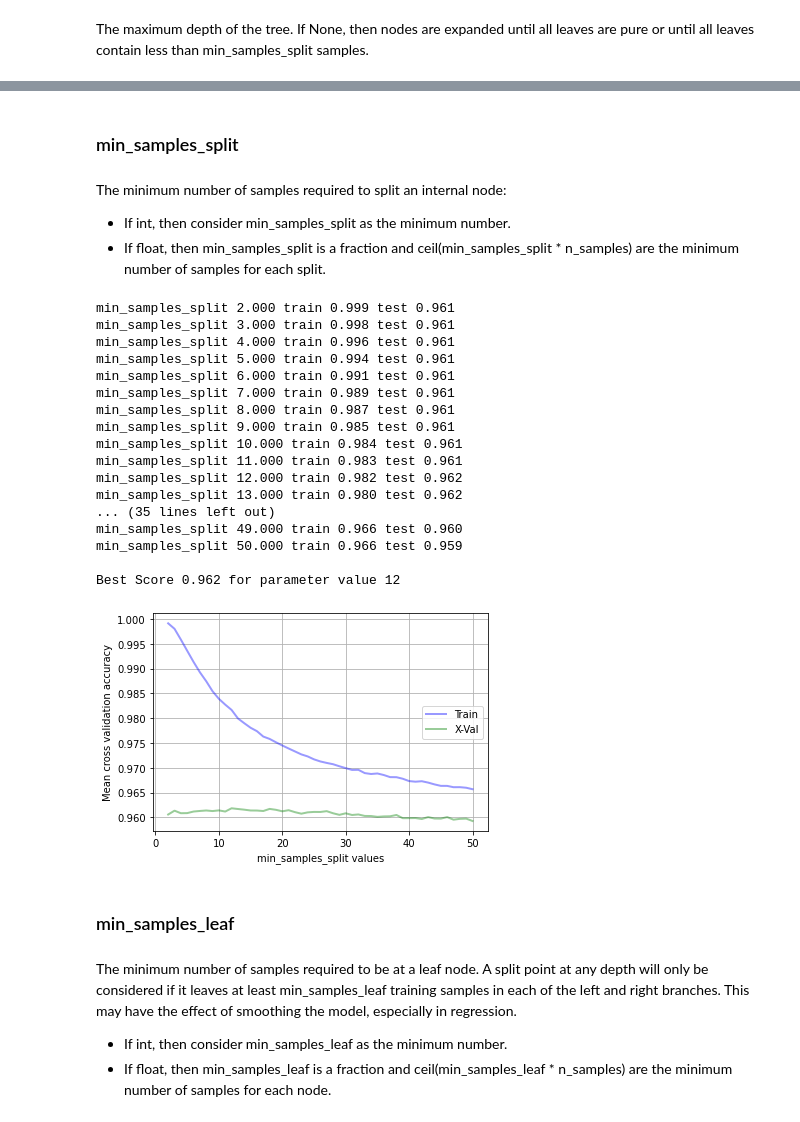
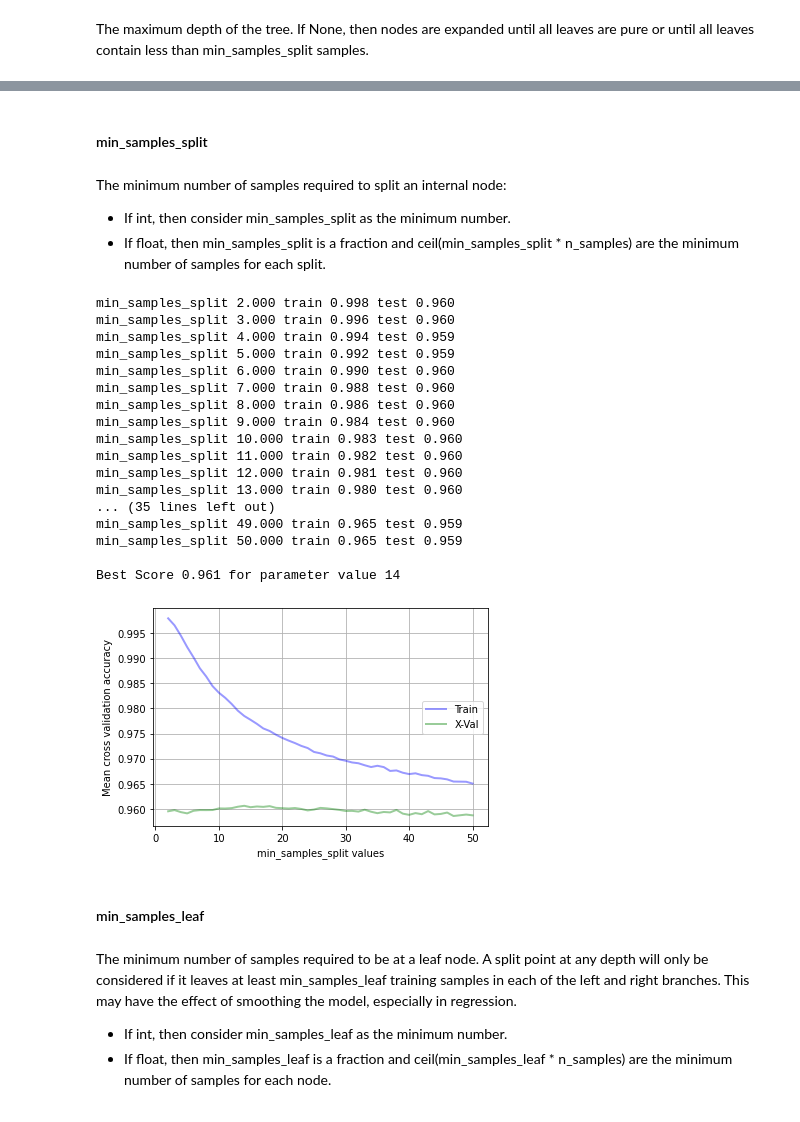
Before and after one commit to gpala7077/Classifying_Airline_Customer_Satisfication, a Jupyter notebook: Final_Project_random_forest.ipynb, the cells around one changed output, grey strips where cells are left out. Cells and saved outputs as stored; diff of their text form; code cells hidden in the pictures.

```diff
--- a/Final_Project_random_forest.ipynb
+++ b/Final_Project_random_forest.ipynb
@@ -145,39 +149,39 @@ Best Score 0.961 for parameter value 32
 # %% [markdown]
-### min_samples_split
+#### min_samples_split
 # %% [markdown]
 The minimum number of samples required to split an internal node:
 * If int, then consider min_samples_split as the minimum number.
 * If float, then min_samples_split is a fraction and ceil(min_samples_split * n_samples) are the minimum number of samples for each split.
 # %%
-rf = RandomForestClassifier(n_estimators=20, random_state=33, n_jobs=-1)
+rf = RandomForestClassifier(n_estimators=12, random_state=33, n_jobs=-1)
 
 param_range = range(2,51)
 
 train_scores, test_scores = calc_params(X_train_s, y_train, rf, param_range, 'min_samples_split', 5, verbose=True)
 
 max_at = np.where(test_scores==np.max(test_scores))[0][0]
 print("\nBest Score {:.3f} for parameter value".format(test_scores[max_at]), [*param_range][max_at])
 # %% [output]
-min_samples_split 2.000 train 0.999 test 0.961
-min_samples_split 3.000 train 0.998 test 0.961
-min_samples_split 4.000 train 0.996 test 0.961
-min_samples_split 5.000 train 0.994 test 0.961
-min_samples_split 6.000 train 0.991 test 0.961
-min_samples_split 7.000 train 0.989 test 0.961
-min_samples_split 8.000 train 0.987 test 0.961
-min_samples_split 9.000 train 0.985 test 0.961
-min_samples_split 10.000 train 0.984 test 0.961
-min_samples_split 11.000 train 0.983 test 0.961
-min_samples_split 12.000 train 0.982 test 0.962
-min_samples_split 13.000 train 0.980 test 0.962
+min_samples_split 2.000 train 0.998 test 0.960
+min_samples_split 3.000 train 0.996 test 0.960
+min_samples_split 4.000 train 0.994 test 0.959
+min_samples_split 5.000 train 0.992 test 0.959
+min_samples_split 6.000 train 0.990 test 0.960
+min_samples_split 7.000 train 0.988 test 0.960
+min_samples_split 8.000 train 0.986 test 0.960
+min_samples_split 9.000 train 0.984 test 0.960
+min_samples_split 10.000 train 0.983 test 0.960
+min_samples_split 11.000 train 0.982 test 0.960
+min_samples_split 12.000 train 0.981 test 0.960
+min_samples_split 13.000 train 0.980 test 0.960
 ... (35 lines left out)
-min_samples_split 49.000 train 0.966 test 0.960
-min_samples_split 50.000 train 0.966 test 0.959
+min_samples_split 49.000 train 0.965 test 0.959
+min_samples_split 50.000 train 0.965 test 0.959
 
-Best Score 0.962 for parameter value 12
+Best Score 0.961 for parameter value 14
-[figure, old version]
+[figure, new version]
 # %% [markdown]
-### min_samples_leaf
+#### min_samples_leaf
 # %% [markdown]
 The minimum number of samples required to be at a leaf node. A split point at any depth will only be considered if it leaves at least min_samples_leaf training samples in each of the left and right branches. This may have the effect of smoothing the model, especially in regression.
 * If int, then consider min_samples_leaf as the minimum number.
```
Also changed, not shown: parts of 31 cells of this notebook.
